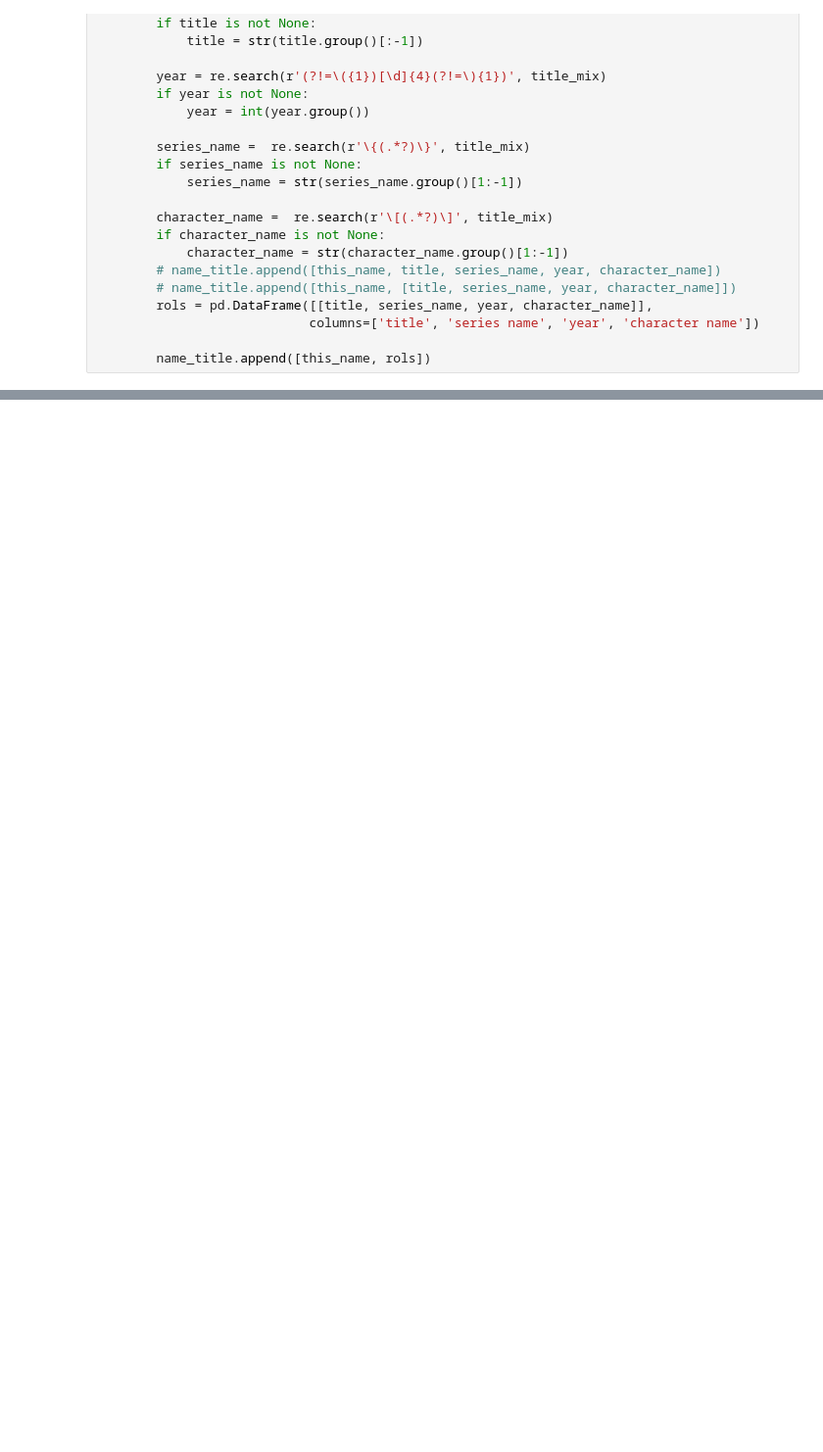
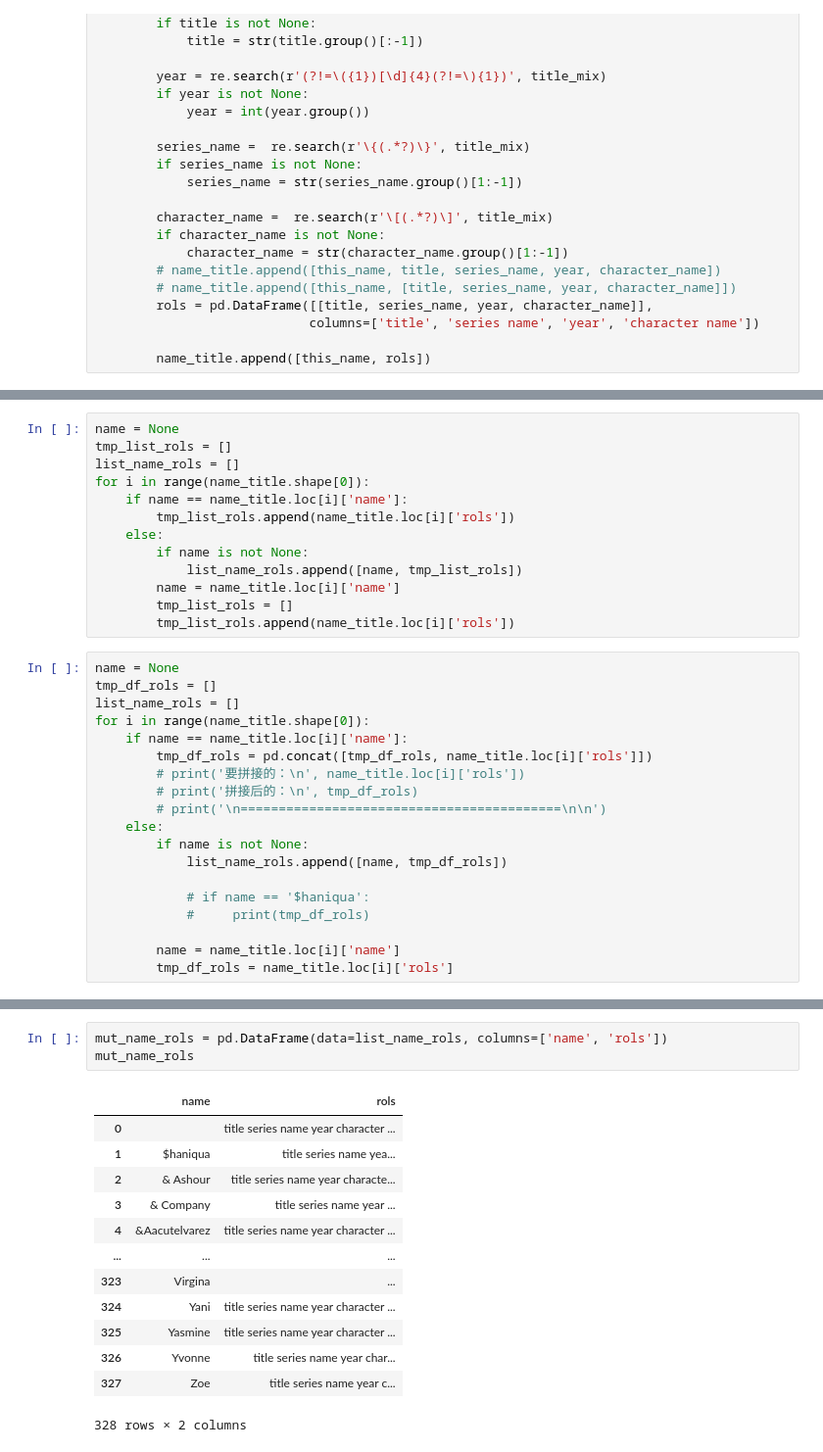
Before and after one commit to NekoSilverFox/PostgreSQL-SPbSTU, a Jupyter notebook: lab3.2/IMDB 数据处理/处理测试.ipynb, the cells around one changed output, grey strips where cells are left out. Shown at 98% size. Drawn from its saved outputs; the diff is of its cells as text; blank space fills up the shorter version.

```diff
--- a/lab3.2/IMDB 数据处理/处理测试.ipynb
+++ b/lab3.2/IMDB 数据处理/处理测试.ipynb
@@ -153,0 +113,32 @@ name_title.head(20)
+# %%
+name = None
+tmp_list_rols = []
+list_name_rols = []
+for i in range(name_title.shape[0]):
+    if name == name_title.loc[i]['name']:
+        tmp_list_rols.append(name_title.loc[i]['rols'])
+    else:
+        if name is not None:
+            list_name_rols.append([name, tmp_list_rols])
+        name = name_title.loc[i]['name']
+        tmp_list_rols = []
+        tmp_list_rols.append(name_title.loc[i]['rols'])
+# %%
+name = None
+tmp_df_rols = []
+list_name_rols = []
+for i in range(name_title.shape[0]):
+    if name == name_title.loc[i]['name']:
+        tmp_df_rols = pd.concat([tmp_df_rols, name_title.loc[i]['rols']])
+        # print('要拼接的：\n', name_title.loc[i]['rols'])
+        # print('拼接后的：\n', tmp_df_rols)
+        # print('\n==========================================\n\n')
+    else:
+        if name is not None:
+            list_name_rols.append([name, tmp_df_rols])
+
+            # if name == '$haniqua':
+            #     print(tmp_df_rols)
+
+        name = name_title.loc[i]['name']
+        tmp_df_rols = name_title.loc[i]['rols']
@@ -153,0 +173,17 @@ name_title.head(20)
+# %%
+mut_name_rols = pd.DataFrame(data=list_name_rols, columns=['name', 'rols'])
+mut_name_rols
+# %% [output]
+|  | name | rols |
+| 0 |  | title series name year character ... |
+| 1 | $haniqua | title series name yea... |
+| 2 | & Ashour | title series name year characte... |
+| 3 | & Company | title series name year ... |
+| 4 | &Aacutelvarez | title series name year character ... |
+| ... | ... | ... |
+| 323 | Virgina | ... |
+| 324 | Yani | title series name year character ... |
+| 325 | Yasmine | title series name year character ... |
+| 326 | Yvonne | title series name year char... |
+| 327 | Zoe | title series name year c... |
+328 rows × 2 columns
```
Also changed, not shown: parts of 22 cells of this notebook, 2 other files.
